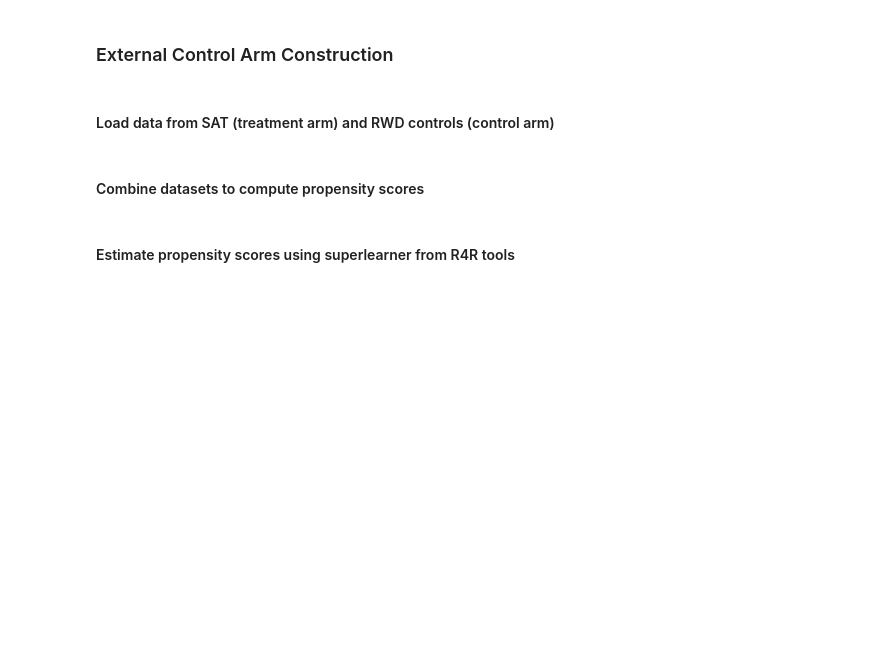
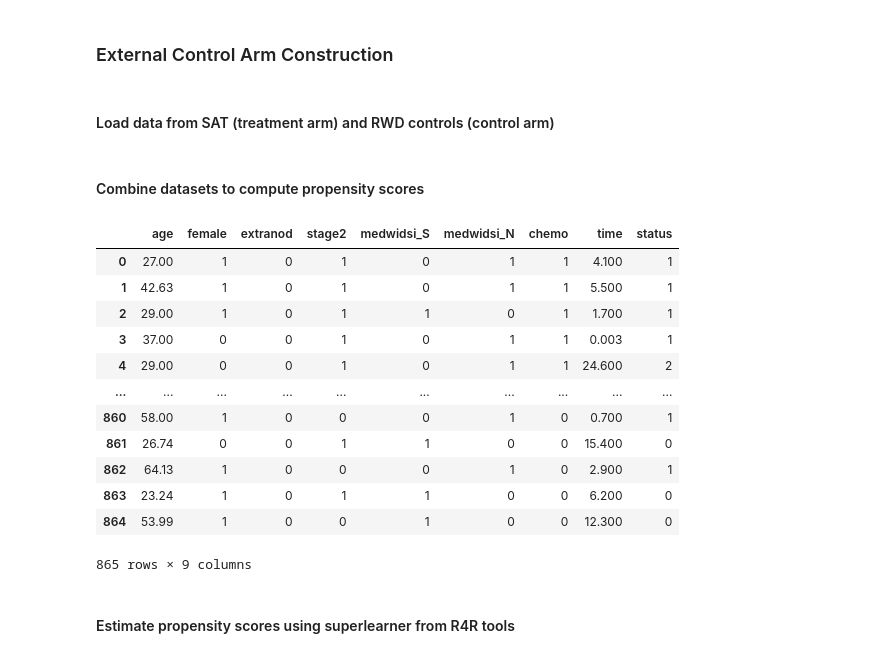
Before and after one commit to TrainingModule4-Real4Reg/r4r_training, a Jupyter notebook: training/external_control_arm.ipynb, the cells around one changed output. Saved outputs shown, nothing was run; the diff lists cells and outputs as text; code cells hidden in the pictures; blank space fills up the shorter version.

```diff
--- a/training/external_control_arm.ipynb
+++ b/training/external_control_arm.ipynb
@@ -11,7 +11,22 @@ df_external_control = pd.read_csv("../data/RWD_controls.csv")
 # %% [markdown]
 #### Combine datasets to compute propensity scores
 # %%
-df_combined = pd.concat([df_SAT, df_external_control])
+df_combined = pd.concat([df_SAT, df_external_control]).reset_index(drop=True)
+df_combined
+# %% [output]
+|  | age | female | extranod | stage2 | medwidsi_S | medwidsi_N | chemo | time | status |
+| 0 | 27.00 | 1 | 0 | 1 | 0 | 1 | 1 | 4.100 | 1 |
+| 1 | 42.63 | 1 | 0 | 1 | 0 | 1 | 1 | 5.500 | 1 |
+| 2 | 29.00 | 1 | 0 | 1 | 1 | 0 | 1 | 1.700 | 1 |
+| 3 | 37.00 | 0 | 0 | 1 | 0 | 1 | 1 | 0.003 | 1 |
+| 4 | 29.00 | 0 | 0 | 1 | 0 | 1 | 1 | 24.600 | 2 |
+| ... | ... | ... | ... | ... | ... | ... | ... | ... | ... |
+| 860 | 58.00 | 1 | 0 | 0 | 0 | 1 | 0 | 0.700 | 1 |
+| 861 | 26.74 | 0 | 0 | 1 | 1 | 0 | 0 | 15.400 | 0 |
+| 862 | 64.13 | 1 | 0 | 0 | 0 | 1 | 0 | 2.900 | 1 |
+| 863 | 23.24 | 1 | 0 | 1 | 1 | 0 | 0 | 6.200 | 0 |
+| 864 | 53.99 | 1 | 0 | 0 | 1 | 0 | 0 | 12.300 | 0 |
+865 rows × 9 columns
 # %% [markdown]
 #### Estimate propensity scores using superlearner from R4R tools
 # %%
```
Also changed, not shown: parts of 9 cells of this notebook, 1 other file.
